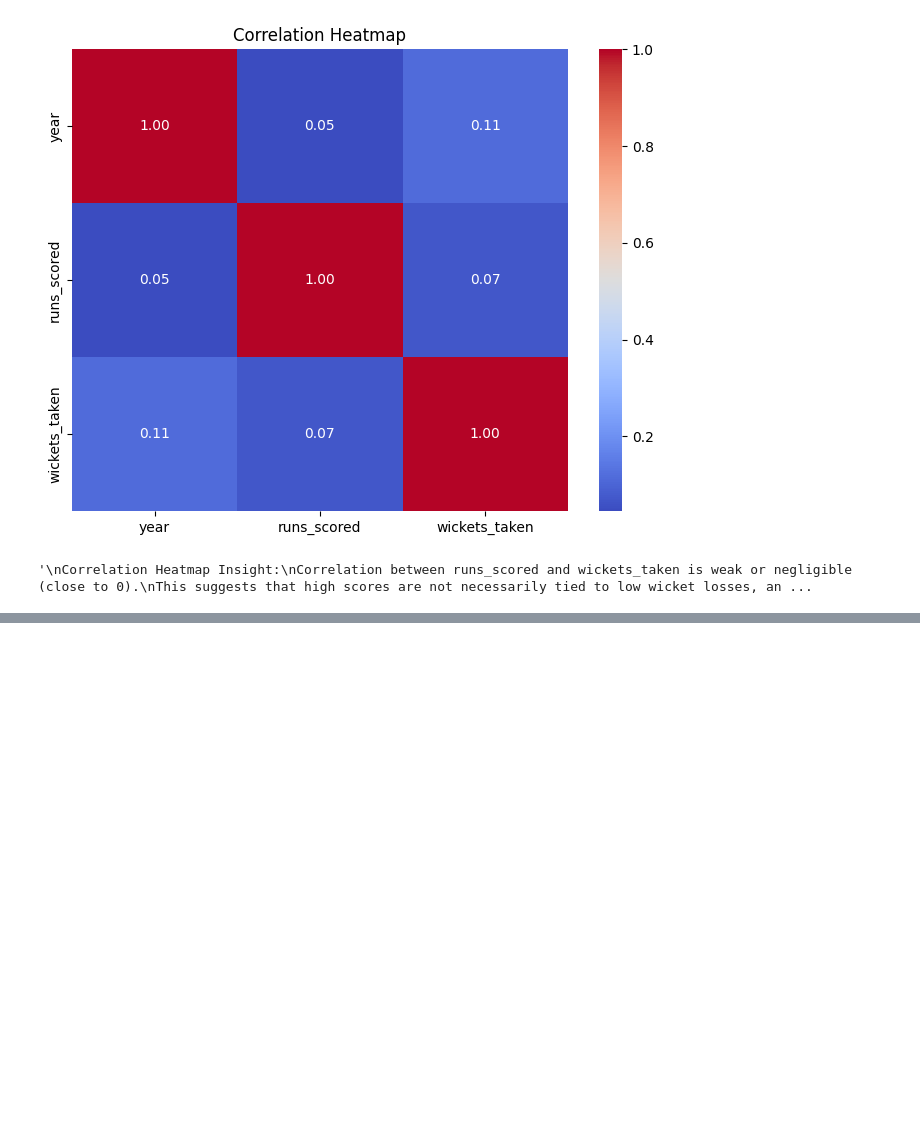
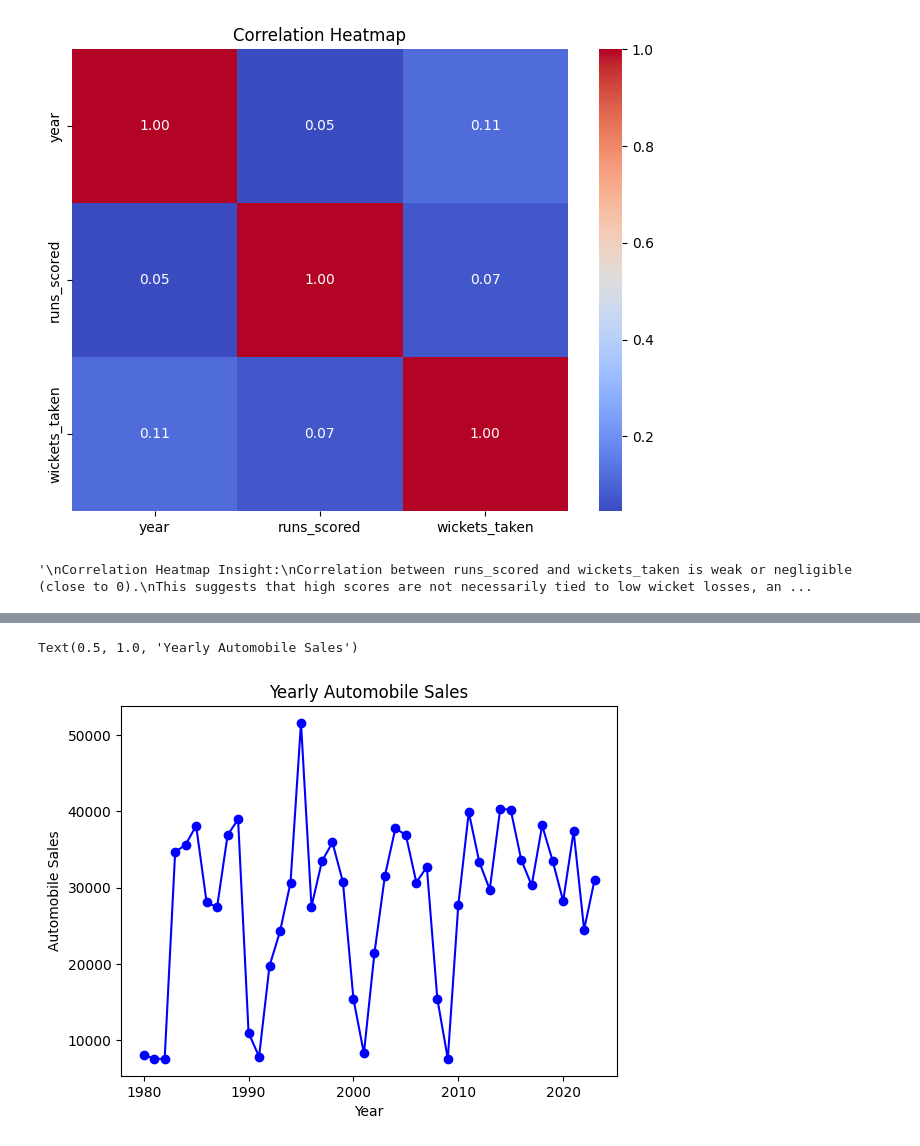
Before and after one commit to Parinita-Jain/AWP, a Jupyter notebook: ipl_data_on_data_for_visualization.ipynb, the cells around one changed output, grey strips where cells are left out. Drawn from its saved outputs; the diff is of its cells as text; code cells hidden in the pictures; blank space fills up the shorter version.

```diff
--- a/ipl_data_on_data_for_visualization.ipynb
+++ b/ipl_data_on_data_for_visualization.ipynb
@@ -861,0 +979,3 @@ import matplotlib.pyplot as plt
+# %%
+df=pd.read_csv("/content/historical_automobile_sales.csv")
+df.head()
@@ -861,0 +1009,5 @@ import matplotlib.pyplot as plt
+# %%
+df["Date"]=pd.to_datetime(df["Date"])
+# %%
+yearly_sales=df.groupby(df["Date"].dt.year)["Automobile_Sales"].sum()
+print(yearly_sales)
@@ -861,0 +1034,8 @@ import matplotlib.pyplot as plt
+# %%
+plt.plot(yearly_sales.index,yearly_sales.values,marker="o",color="b")
+plt.xlabel("Year")
+plt.ylabel("Automobile Sales")
+plt.title("Yearly Automobile Sales")
+# %% [output]
+Text(0.5, 1.0, 'Yearly Automobile Sales')
+[figure, added]
```
Also changed, not shown: parts of 38 cells of this notebook.
